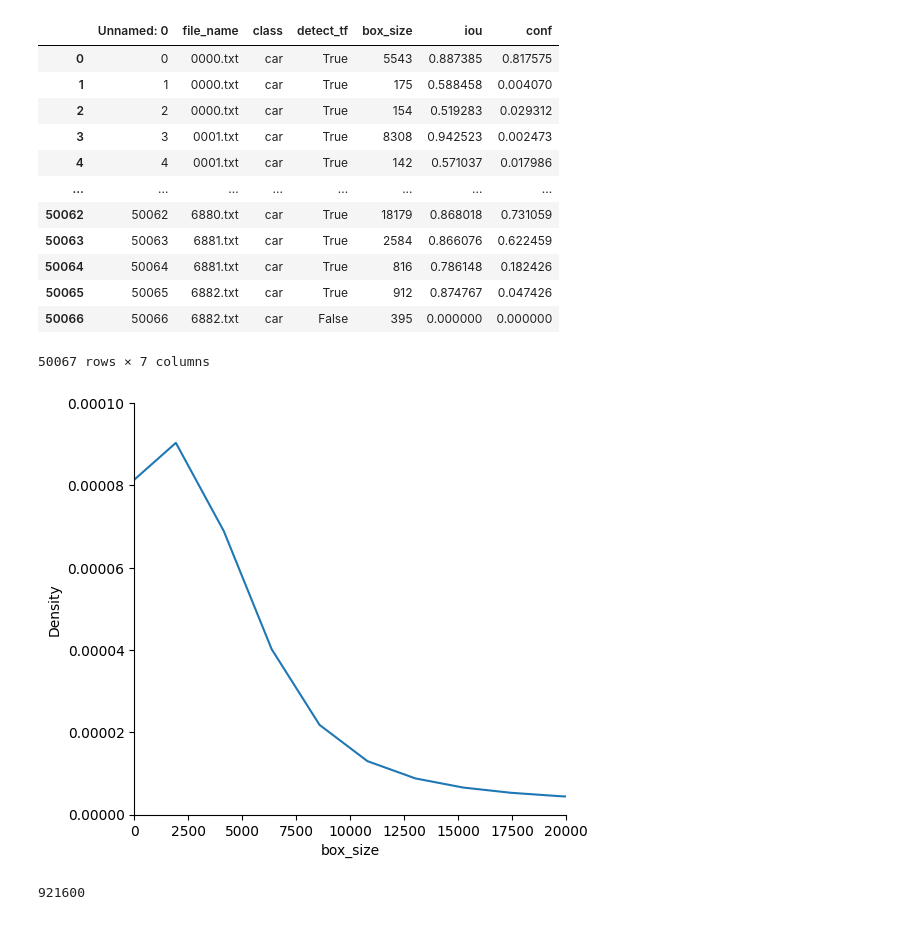
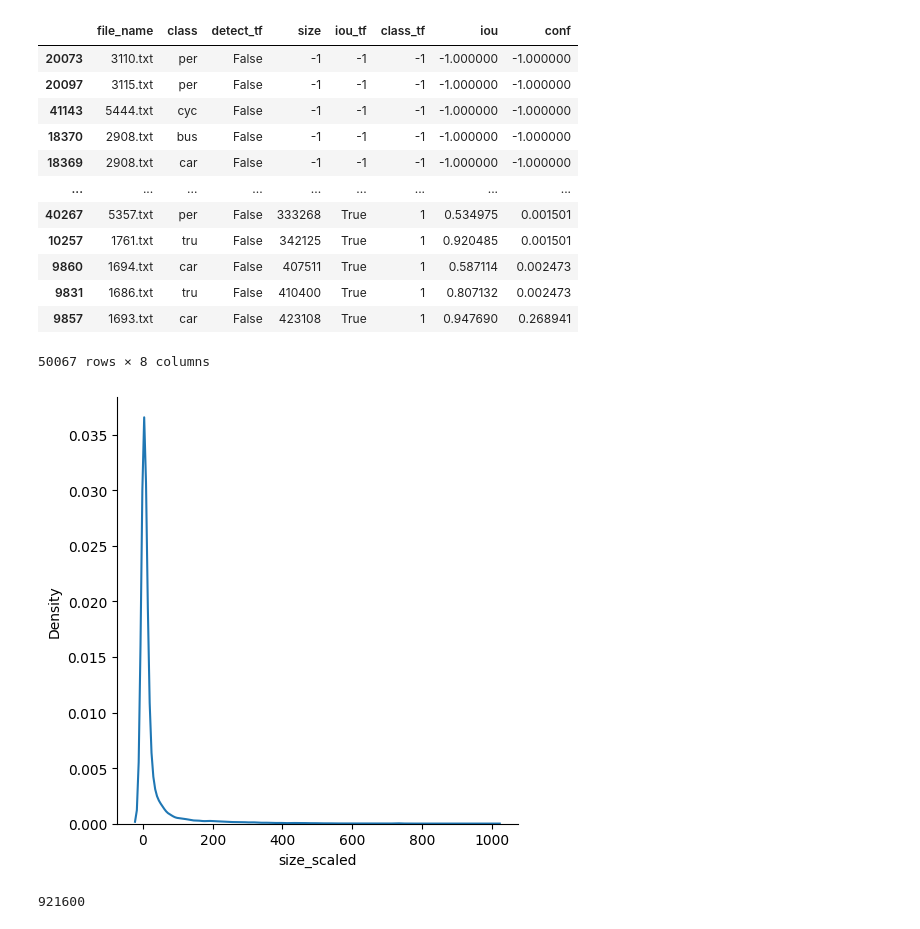
Before and after one commit to Lee-chan-hyeok/Nextchip_Autonomous_Driving_Contest, a Jupyter notebook: data_analysing/bbox/make_histogram.ipynb, the cells around one changed output. Cells and saved outputs as stored; diff of their text form; code cells hidden in the pictures.

```diff
--- a/data_analysing/bbox/make_histogram.ipynb
+++ b/data_analysing/bbox/make_histogram.ipynb
@@ -11,28 +12,32 @@ folder_name = 'v5_next_org'
 pred_label_dir = rf'C:\Users\Ino\Desktop\NextChip\eval_result'
 csv_path = r'C:\Users\Ino\Desktop\NextChip\Minions_git\data_analysing\bbox'
 # %%
-box_df = pd.read_csv(rf'{csv_path}\{folder_name}.csv')
-display(box_df)
+box_df = pd.read_csv(rf'{csv_path}\{folder_name}.csv', index_col= 0)
+display(box_df.sort_values('size'))
 # %% [output]
-|  | Unnamed: 0 | file_name | class | detect_tf | box_size | iou | conf |
-| 0 | 0 | 0000.txt | car | True | 5543 | 0.887385 | 0.817575 |
-| 1 | 1 | 0000.txt | car | True | 175 | 0.588458 | 0.004070 |
-| 2 | 2 | 0000.txt | car | True | 154 | 0.519283 | 0.029312 |
-| 3 | 3 | 0001.txt | car | True | 8308 | 0.942523 | 0.002473 |
-| 4 | 4 | 0001.txt | car | True | 142 | 0.571037 | 0.017986 |
-| ... | ... | ... | ... | ... | ... | ... | ... |
-| 50062 | 50062 | 6880.txt | car | True | 18179 | 0.868018 | 0.731059 |
-| 50063 | 50063 | 6881.txt | car | True | 2584 | 0.866076 | 0.622459 |
-| 50064 | 50064 | 6881.txt | car | True | 816 | 0.786148 | 0.182426 |
-| 50065 | 50065 | 6882.txt | car | True | 912 | 0.874767 | 0.047426 |
-| 50066 | 50066 | 6882.txt | car | False | 395 | 0.000000 | 0.000000 |
+|  | file_name | class | detect_tf | size | iou_tf | class_tf | iou | conf |
+| 20073 | 3110.txt | per | False | -1 | -1 | -1 | -1.000000 | -1.000000 |
+| 20097 | 3115.txt | per | False | -1 | -1 | -1 | -1.000000 | -1.000000 |
+| 41143 | 5444.txt | cyc | False | -1 | -1 | -1 | -1.000000 | -1.000000 |
+| 18370 | 2908.txt | bus | False | -1 | -1 | -1 | -1.000000 | -1.000000 |
+| 18369 | 2908.txt | car | False | -1 | -1 | -1 | -1.000000 | -1.000000 |
+| ... | ... | ... | ... | ... | ... | ... | ... | ... |
+| 40267 | 5357.txt | per | False | 333268 | True | 1 | 0.534975 | 0.001501 |
+| 10257 | 1761.txt | tru | False | 342125 | True | 1 | 0.920485 | 0.001501 |
+| 9860 | 1694.txt | car | False | 407511 | True | 1 | 0.587114 | 0.002473 |
+| 9831 | 1686.txt | tru | False | 410400 | True | 1 | 0.807132 | 0.002473 |
+| 9857 | 1693.txt | car | False | 423108 | True | 1 | 0.947690 | 0.268941 |
-50067 rows × 7 columns
+50067 rows × 8 columns
+# %%
+sc = MinMaxScaler(feature_range=(0, 1000))
+#x_axis = range()
+box_df['size_scaled'] = sc.fit_transform(box_df[['size']])
 # %%
-# sns.displot(box_df, x= 'box_size', kind= 'kde')
-# plt.xlim([0, 20000])
-# plt.ylim([0, 0.0001])
-# plt.show()
-# print(1280*720)
+sns.displot(box_df, x= 'size_scaled', kind= 'kde')
+#plt.xlim([0, 20000])
+#plt.ylim([0, 0.0001])
+plt.show()
+print(1280*720)
 # %% [output]
-[figure, old version]
+[figure, new version]
 921600
```
Also changed, not shown: parts of 6 cells of this notebook, 9 other files.
